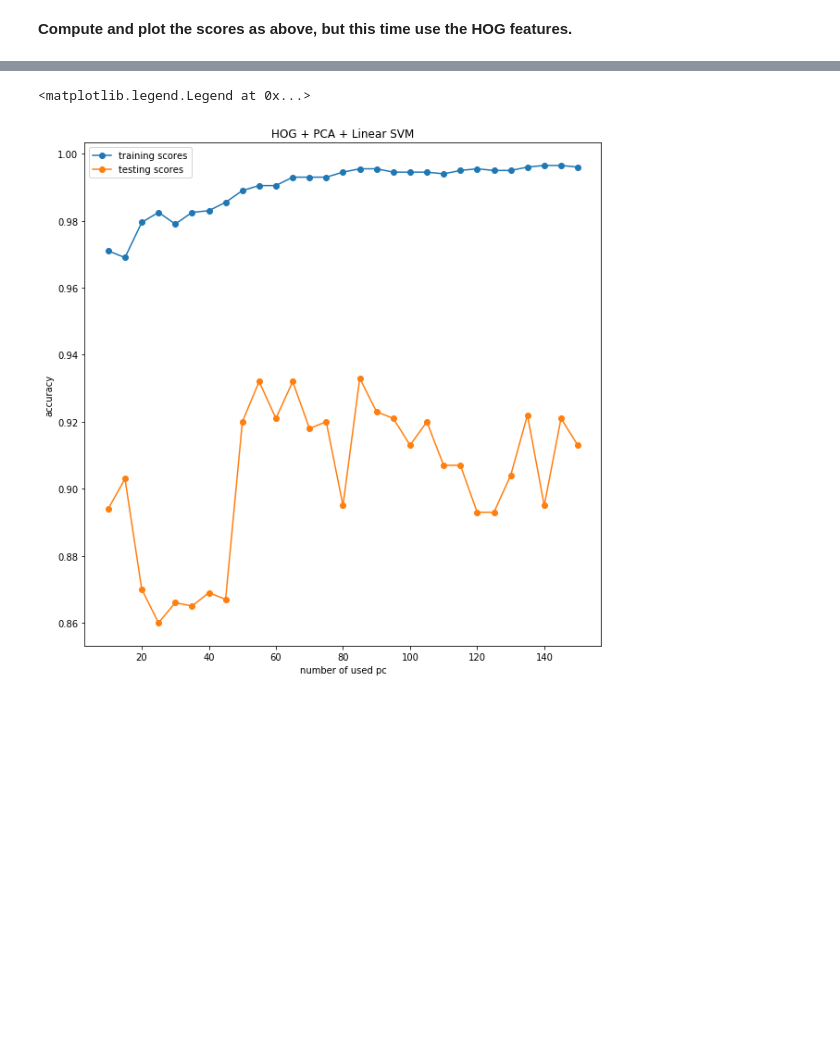
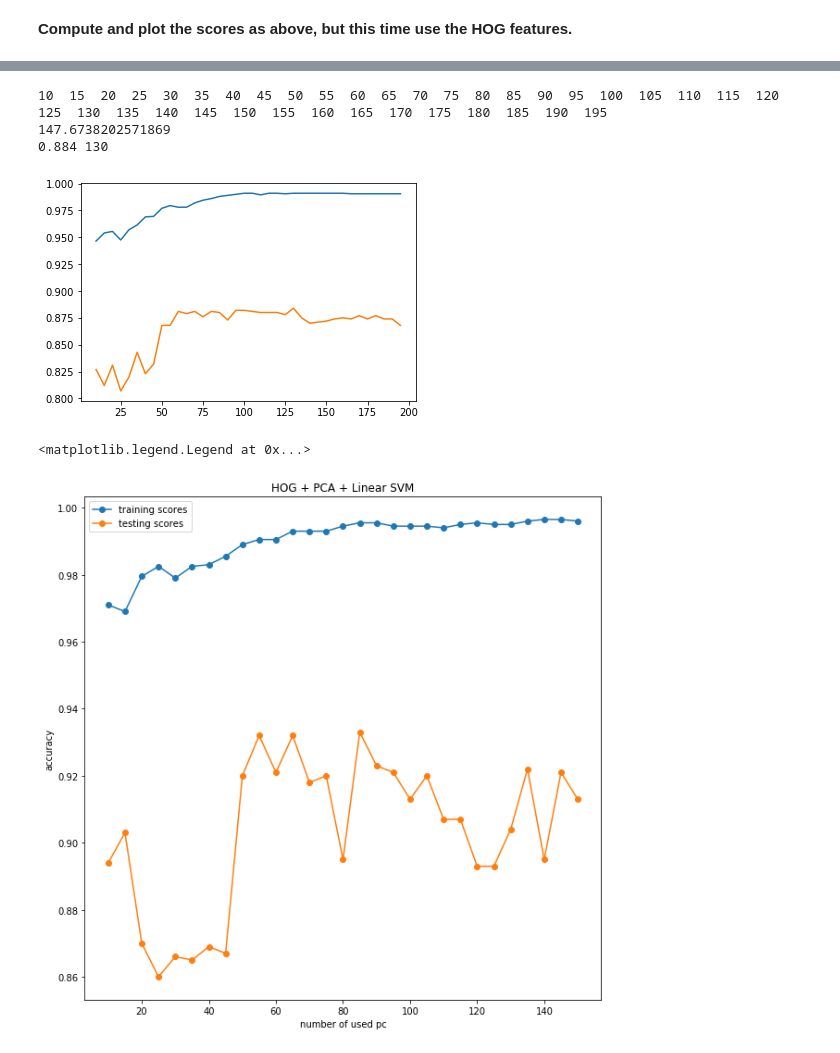
Before and after one commit to JWuzyk/Machine-Learning-Practical-Lab, a Jupyter notebook: PCATemplate/sheet3.ipynb, the cells around one changed output, grey strips where cells are left out. Cells and saved outputs as stored; diff of their text form; code cells hidden in the pictures; blank space fills up the shorter version.

```diff
--- a/PCATemplate/sheet3.ipynb
+++ b/PCATemplate/sheet3.ipynb
@@ -383,3 +526,52 @@ __Compute and plot the scores as above, but this time use the HOG features.__
+# %%
+import time
+start = time.time()
+
+clf = LinearSVC(C=0.1)
+train_acc= []
+test_acc = []
+hog = HogFeatures((100, 50))
+
+n_samples_train= X_Train.shape[0]
+X_HOG_Train=np.zeros((n_samples_train,1980))
+for i in range(n_samples_train):
+    X_HOG_Train[i]=hog.extract(X_Train[i,:,:,:])
+
+n_samples_test= X_Test.shape[0]
+X_HOG_Test=np.zeros((n_samples_test,1980))
+for i in range(n_samples_test):
+    X_HOG_Test[i]=hog.extract(X_Test[i])
+
+for q in range(10,200,5):
+    pca = PCA(n_components=q)
+    pca.fit(X_HOG_Train)
+
+    X_TransTrain=pca.transform(X_HOG_Train)
+    X_TransTest=pca.transform(X_HOG_Test)
+
+    clf.fit(X_TransTrain,Y_Train)
+
+    Y_predTrain = clf.predict(X_TransTrain)
+    train_acc= train_acc + [metrics.accuracy_score(Y_Train,Y_predTrain)]
+
+    Y_predTest = clf.predict(X_TransTest)
+    test_acc = test_acc + [metrics.accuracy_score(Y_Test,Y_predTest)]
+    print(q,' ', end='')
+
+end = time.time()
+print(' ')
+print(end - start)
+print(np.max(test_acc),np.argmax(test_acc)*5+10)
+# %% [output]
+10  15  20  25  30  35  40  45  50  55  60  65  70  75  80  85  90  95  100  105  110  115  120  125  130  135  140  145  150  155  160  165  170  175  180  185  190  195
+147.6738202571869
+0.884 130
+# %%
+plt.plot(range(10,200,5),train_acc)
+plt.plot(range(10,200,5),test_acc)
+plt.show()
+# %% [output]
+[figure, added]
 # %%
 # plot code
 # %% [output]
```
Also changed, not shown: parts of 14 cells of this notebook, 1 other file.
